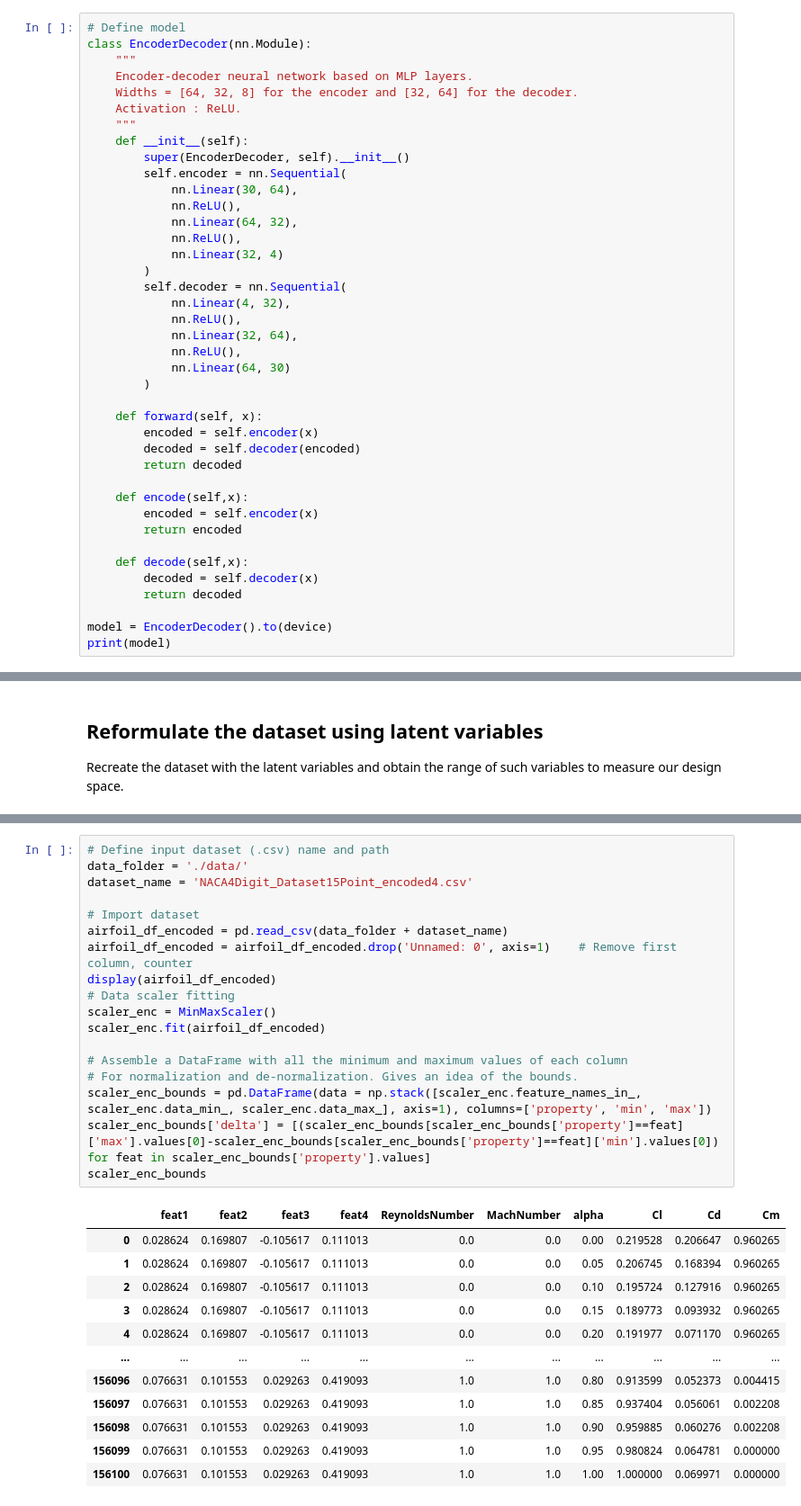
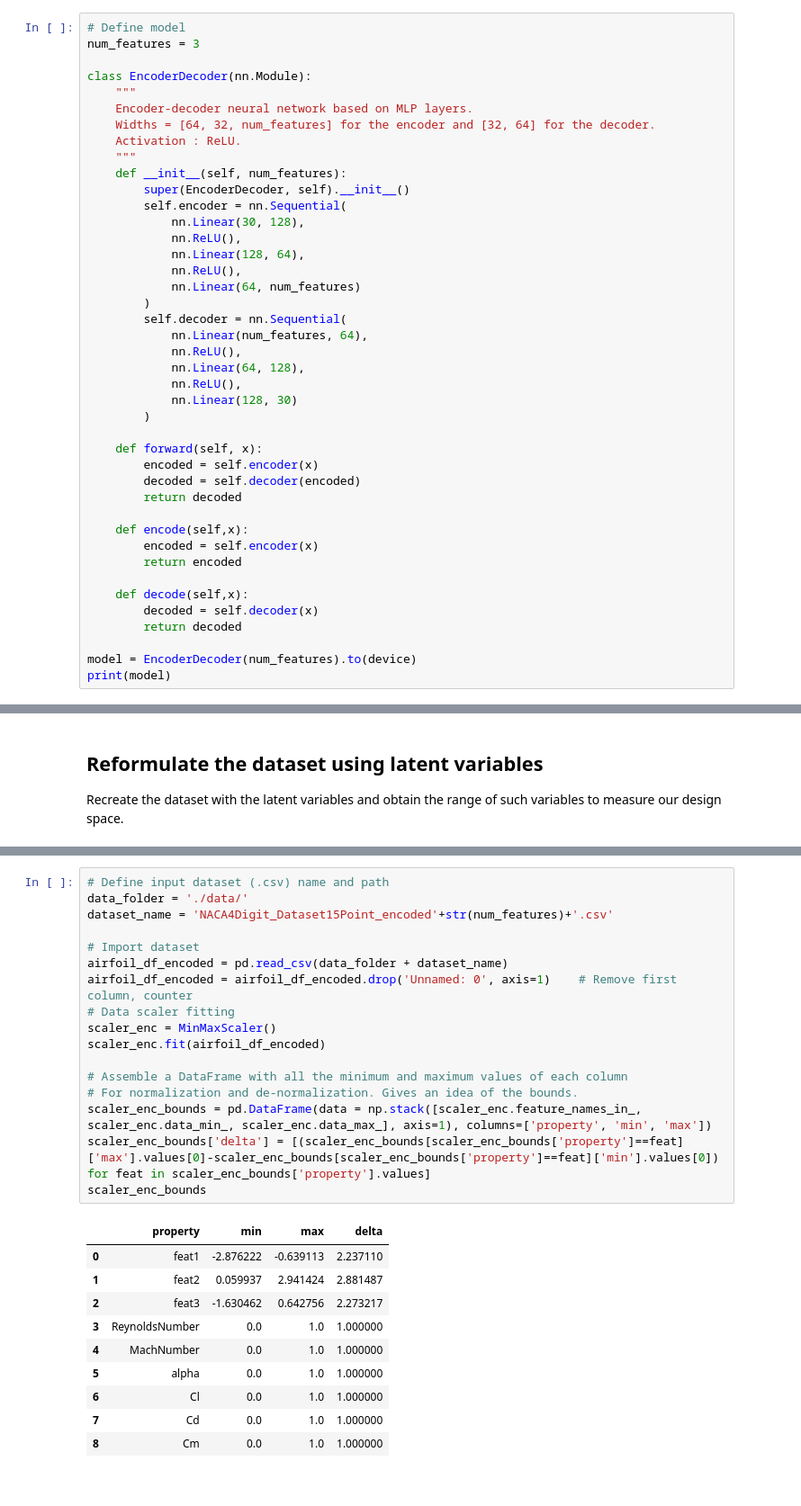
Before and after one commit to rombam/airfoilVAE, a Jupyter notebook: VAE.ipynb, the cells around one changed output, grey strips where cells are left out. Shown at 90% size. Cells and saved outputs as stored; diff of their text form.

```diff
--- a/VAE.ipynb
+++ b/VAE.ipynb
@@ -264,27 +266,29 @@ Shape of y: torch.Size([512, 30]) torch.float32
 ### 2.1 Creating models
 # %%
 # Define model
+num_features = 3
+
 class EncoderDecoder(nn.Module):
     """
     Encoder-decoder neural network based on MLP layers.
-    Widths = [64, 32, 8] for the encoder and [32, 64] for the decoder.
+    Widths = [64, 32, num_features] for the encoder and [32, 64] for the decoder.
     Activation : ReLU.
     """
-    def __init__(self):
+    def __init__(self, num_features):
         super(EncoderDecoder, self).__init__()
         self.encoder = nn.Sequential(
-            nn.Linear(30, 64),
+            nn.Linear(30, 128),
             nn.ReLU(),
-            nn.Linear(64, 32),
+            nn.Linear(128, 64),
             nn.ReLU(),
-            nn.Linear(32, 4)
+            nn.Linear(64, num_features)
         )
         self.decoder = nn.Sequential(
-            nn.Linear(4, 32),
+            nn.Linear(num_features, 64),
             nn.ReLU(),
-            nn.Linear(32, 64),
+            nn.Linear(64, 128),
             nn.ReLU(),
-            nn.Linear(64, 30)
+            nn.Linear(128, 30)
         )
 
     def forward(self, x):
@@ -300,7 +304,7 @@ class EncoderDecoder(nn.Module):
         decoded = self.decoder(x)
         return decoded
 
-model = EncoderDecoder().to(device)
+model = EncoderDecoder(num_features).to(device)
 print(model)
 # %% [output]
 EncoderDecoder(
@@ -506,31 +465,28 @@ if process_database:
 # %%
 # Define input dataset (.csv) name and path
 data_folder = './data/'
-dataset_name = 'NACA4Digit_Dataset15Point_encoded4.csv'
+dataset_name = 'NACA4Digit_Dataset15Point_encoded'+str(num_features)+'.csv'
 
 # Import dataset
 airfoil_df_encoded = pd.read_csv(data_folder + dataset_name)
 airfoil_df_encoded = airfoil_df_encoded.drop('Unnamed: 0', axis=1)    # Remove first column, counter
-display(airfoil_df_encoded)
 # Data scaler fitting
 scaler_enc = MinMaxScaler()
 scaler_enc.fit(airfoil_df_encoded)
 
 # Assemble a DataFrame with all the minimum and maximum values of each column
 # For normalization and de-normalization. Gives an idea of the bounds.
 scaler_enc_bounds = pd.DataFrame(data = np.stack([scaler_enc.feature_names_in_, scaler_enc.data_min_, scaler_enc.data_max_], axis=1), columns=['property', 'min', 'max'])
 scaler_enc_bounds['delta'] = [(scaler_enc_bounds[scaler_enc_bounds['property']==feat]['max'].values[0]-scaler_enc_bounds[scaler_enc_bounds['property']==feat]['min'].values[0]) for feat in scaler_enc_bounds['property'].values]
 scaler_enc_bounds
 # %% [output]
-|  | feat1 | feat2 | feat3 | feat4 | ReynoldsNumber | MachNumber | alpha | Cl | Cd | Cm |
-| 0 | 0.028624 | 0.169807 | -0.105617 | 0.111013 | 0.0 | 0.0 | 0.00 | 0.219528 | 0.206647 | 0.960265 |
-| 1 | 0.028624 | 0.169807 | -0.105617 | 0.111013 | 0.0 | 0.0 | 0.05 | 0.206745 | 0.168394 | 0.960265 |
-| 2 | 0.028624 | 0.169807 | -0.105617 | 0.111013 | 0.0 | 0.0 | 0.10 | 0.195724 | 0.127916 | 0.960265 |
-| 3 | 0.028624 | 0.169807 | -0.105617 | 0.111013 | 0.0 | 0.0 | 0.15 | 0.189773 | 0.093932 | 0.960265 |
-| 4 | 0.028624 | 0.169807 | -0.105617 | 0.111013 | 0.0 | 0.0 | 0.20 | 0.191977 | 0.071170 | 0.960265 |
-| ... | ... | ... | ... | ... | ... | ... | ... | ... | ... | ... |
-| 156096 | 0.076631 | 0.101553 | 0.029263 | 0.419093 | 1.0 | 1.0 | 0.80 | 0.913599 | 0.052373 | 0.004415 |
-| 156097 | 0.076631 | 0.101553 | 0.029263 | 0.419093 | 1.0 | 1.0 | 0.85 | 0.937404 | 0.056061 | 0.002208 |
-| 156098 | 0.076631 | 0.101553 | 0.029263 | 0.419093 | 1.0 | 1.0 | 0.90 | 0.959885 | 0.060276 | 0.002208 |
-| 156099 | 0.076631 | 0.101553 | 0.029263 | 0.419093 | 1.0 | 1.0 | 0.95 | 0.980824 | 0.064781 | 0.000000 |
-| 156100 | 0.076631 | 0.101553 | 0.029263 | 0.419093 | 1.0 | 1.0 | 1.00 | 1.000000 | 0.069971 | 0.000000 |
+|  | property | min | max | delta |
+| 0 | feat1 | -2.876222 | -0.639113 | 2.237110 |
+| 1 | feat2 | 0.059937 | 2.941424 | 2.881487 |
+| 2 | feat3 | -1.630462 | 0.642756 | 2.273217 |
+| 3 | ReynoldsNumber | 0.0 | 1.0 | 1.000000 |
+| 4 | MachNumber | 0.0 | 1.0 | 1.000000 |
+| 5 | alpha | 0.0 | 1.0 | 1.000000 |
+| 6 | Cl | 0.0 | 1.0 | 1.000000 |
+| 7 | Cd | 0.0 | 1.0 | 1.000000 |
+| 8 | Cm | 0.0 | 1.0 | 1.000000 |
```
Also changed, not shown: parts of 20 cells of this notebook, 1 other file.
